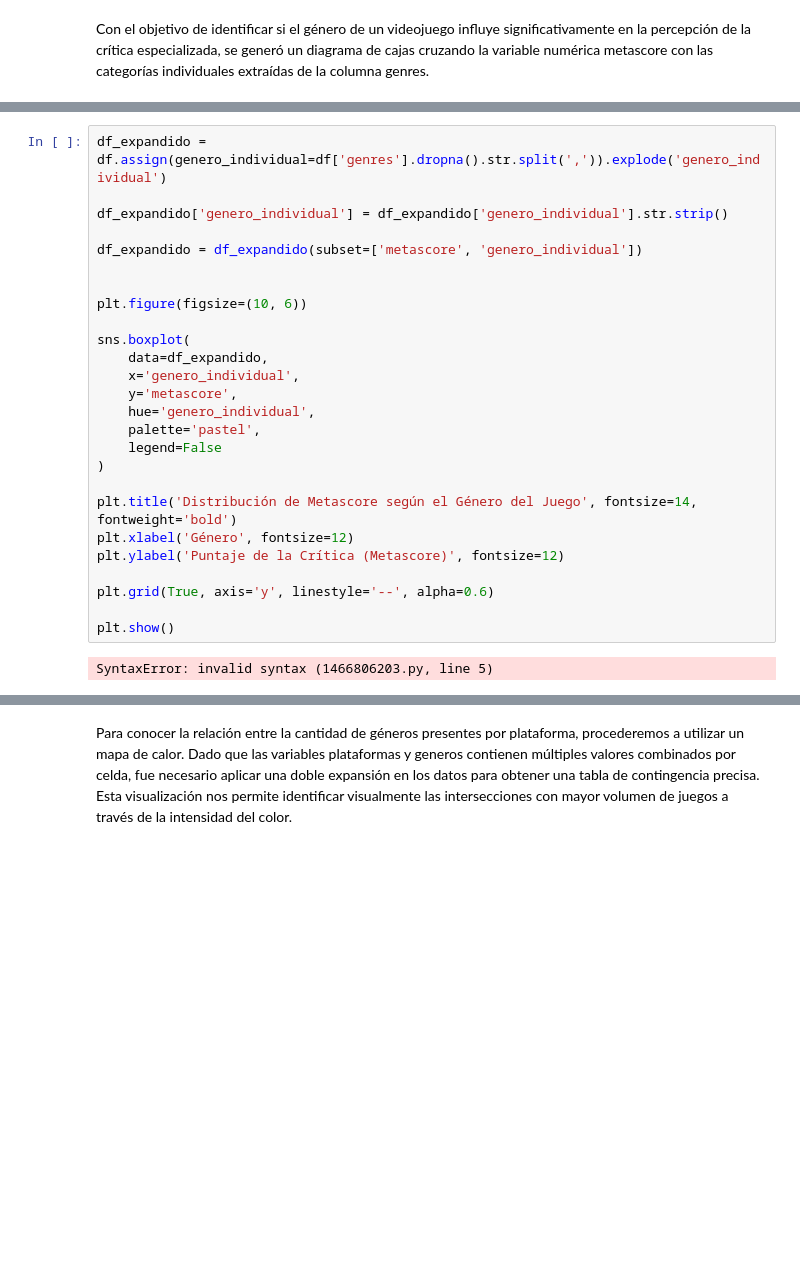
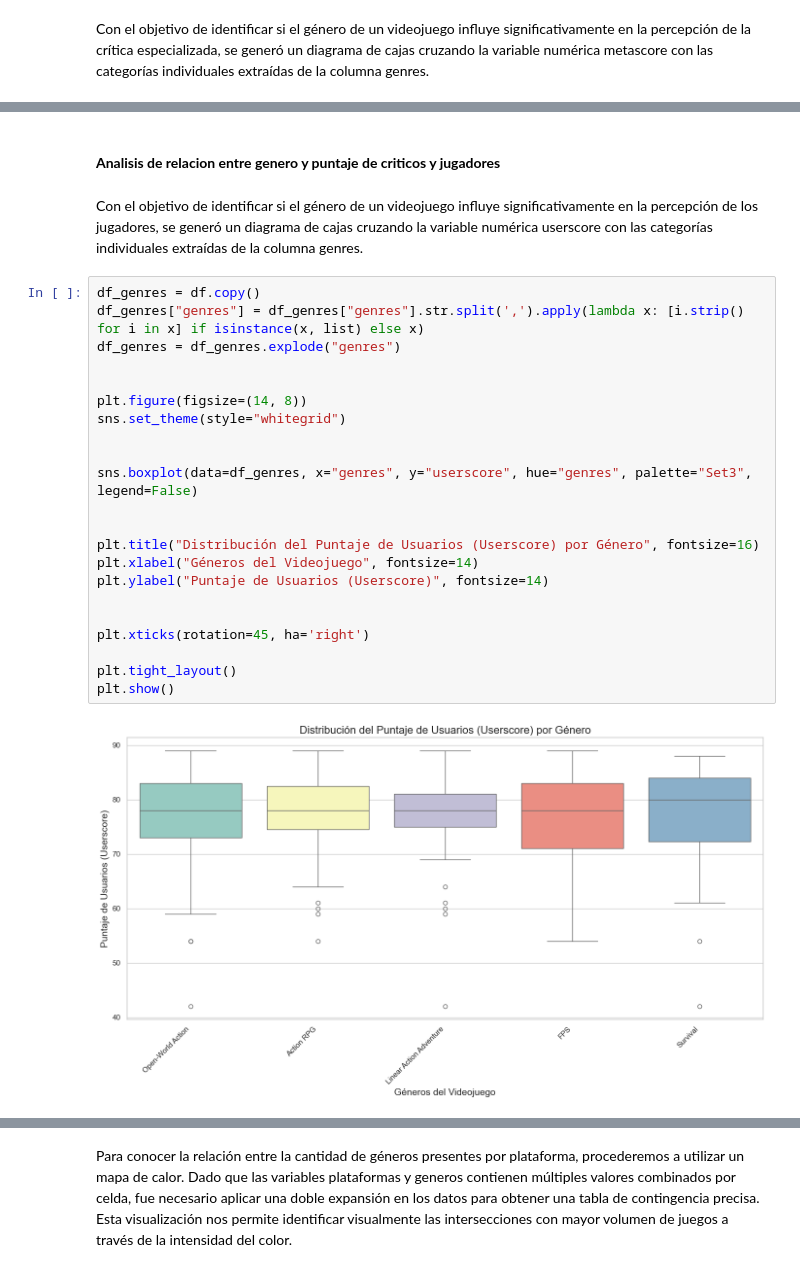
Before and after one commit to SantiagoCiaponi/data-science, a Jupyter notebook: notebooks/data_mining.ipynb, the cells around one changed output, grey strips where cells are left out. Saved outputs shown, nothing was run; the diff lists cells and outputs as text; blank space fills up the shorter version.

```diff
--- a/notebooks/data_mining.ipynb
+++ b/notebooks/data_mining.ipynb
@@ -583,28 +1125,28 @@ Con el objetivo de identificar si el género de un videojuego influye significat
+# %% [markdown]
+#### **Analisis de relacion entre genero y puntaje de criticos y jugadores**
+# %% [markdown]
+Con el objetivo de identificar si el género de un videojuego influye significativamente en la percepción de los jugadores, se generó un diagrama de cajas cruzando la variable numérica userscore con las categorías individuales extraídas de la columna genres.
 # %%
-df_expandido = df.assign(genero_individual=df['genres'].dropna().str.split(',')).explode('genero_individual')
-
-df_expandido['genero_individual'] = df_expandido['genero_individual'].str.strip()
-
-df_expandido = df_expandido(subset=['metascore', 'genero_individual'])
+df_genres = df.copy()
+df_genres["genres"] = df_genres["genres"].str.split(',').apply(lambda x: [i.strip() for i in x] if isinstance(x, list) else x)
+df_genres = df_genres.explode("genres")
 
 
-plt.figure(figsize=(10, 6))
+plt.figure(figsize=(14, 8))
+sns.set_theme(style="whitegrid")
 
-sns.boxplot(
-    data=df_expandido,
-    x='genero_individual',
-    y='metascore',
-    hue='genero_individual',
-    palette='pastel',
-    legend=False
-)
 
-plt.title('Distribución de Metascore según el Género del Juego', fontsize=14, fontweight='bold')
-plt.xlabel('Género', fontsize=12)
-plt.ylabel('Puntaje de la Crítica (Metascore)', fontsize=12)
+sns.boxplot(data=df_genres, x="genres", y="userscore", hue="genres", palette="Set3", legend=False)
 
-plt.grid(True, axis='y', linestyle='--', alpha=0.6)
 
+plt.title("Distribución del Puntaje de Usuarios (Userscore) por Género", fontsize=16)
+plt.xlabel("Géneros del Videojuego", fontsize=14)
+plt.ylabel("Puntaje de Usuarios (Userscore)", fontsize=14)
+
+
+plt.xticks(rotation=45, ha='right')
+
+plt.tight_layout()
 plt.show()
 # %% [output]
-SyntaxError: invalid syntax (1466806203.py, line 5)
+[figure, added]
```
Also changed, not shown: parts of 137 cells of this notebook, 1 other file.
